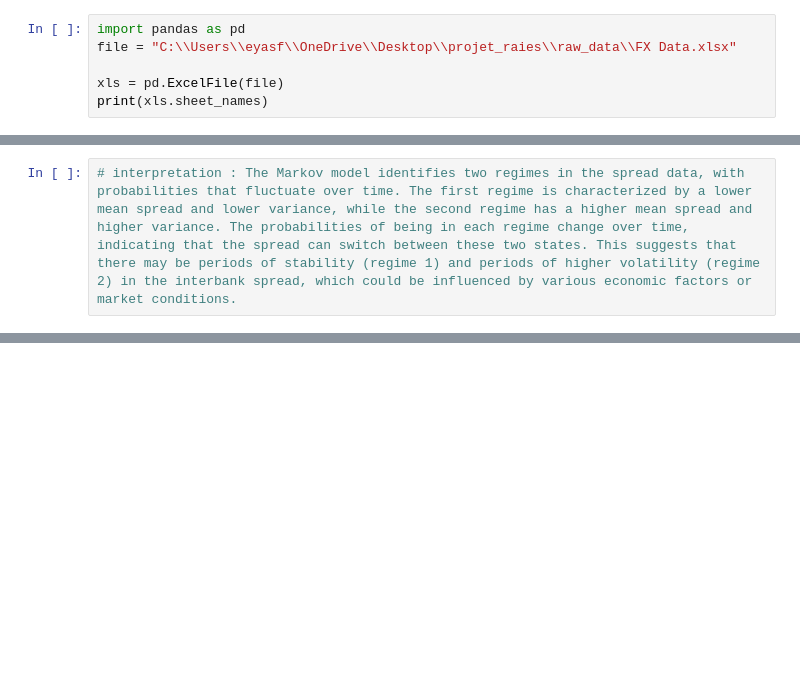
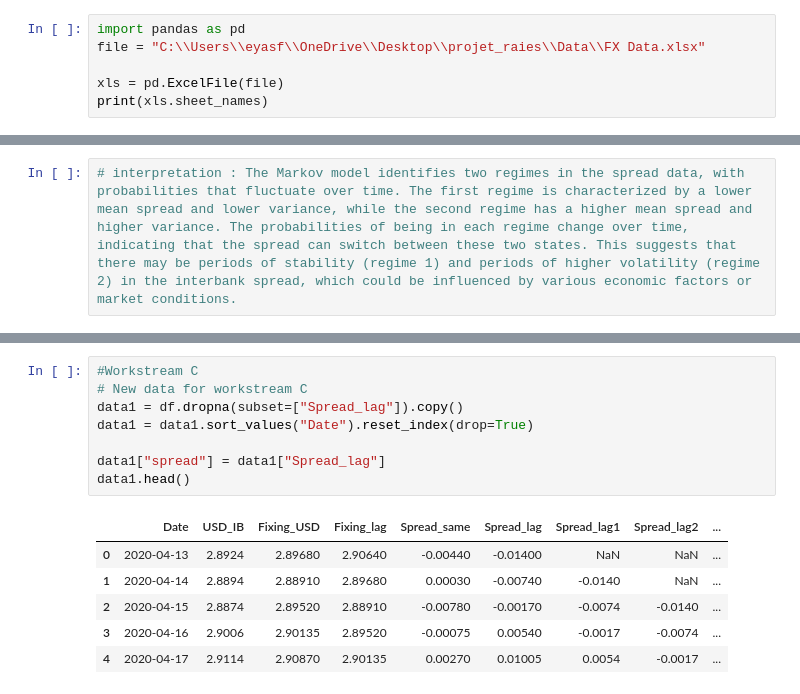
Before and after one commit to eya-sfar/tsa_project, a Jupyter notebook: process_data_part1/workstreamB.ipynb, the cells around one changed output, grey strips where cells are left out. Saved outputs shown, nothing was run; the diff lists cells and outputs as text; blank space fills up the shorter version.

```diff
--- a/process_data_part1/workstreamB.ipynb
+++ b/process_data_part1/workstreamB.ipynb
@@ -1,6 +1,6 @@
 # %%
 import pandas as pd
-file = "C:\\Users\\eyasf\\OneDrive\\Desktop\\projet_raies\\raw_data\\FX Data.xlsx"
+file = "C:\\Users\\eyasf\\OneDrive\\Desktop\\projet_raies\\Data\\FX Data.xlsx"
 
 xls = pd.ExcelFile(file)
 print(xls.sheet_names)
@@ -461,0 +480,15 @@ model or by setting rescale=False.
+# %%
+#Workstream C
+# New data for workstream C
+data1 = df.dropna(subset=["Spread_lag"]).copy()
+data1 = data1.sort_values("Date").reset_index(drop=True)
+
+data1["spread"] = data1["Spread_lag"]
+data1.head()
+# %% [output]
+|  | Date | USD_IB | Fixing_USD | Fixing_lag | Spread_same | Spread_lag | Spread_lag1 | Spread_lag2 | ... |
+| 0 | 2020-04-13 | 2.8924 | 2.89680 | 2.90640 | -0.00440 | -0.01400 | NaN | NaN | ... |
+| 1 | 2020-04-14 | 2.8894 | 2.88910 | 2.89680 | 0.00030 | -0.00740 | -0.0140 | NaN | ... |
+| 2 | 2020-04-15 | 2.8874 | 2.89520 | 2.88910 | -0.00780 | -0.00170 | -0.0074 | -0.0140 | ... |
+| 3 | 2020-04-16 | 2.9006 | 2.90135 | 2.89520 | -0.00075 | 0.00540 | -0.0017 | -0.0074 | ... |
+| 4 | 2020-04-17 | 2.9114 | 2.90870 | 2.90135 | 0.00270 | 0.01005 | 0.0054 | -0.0017 | ... |
```
Also changed, not shown: parts of 23 cells of this notebook, 7 other files.
